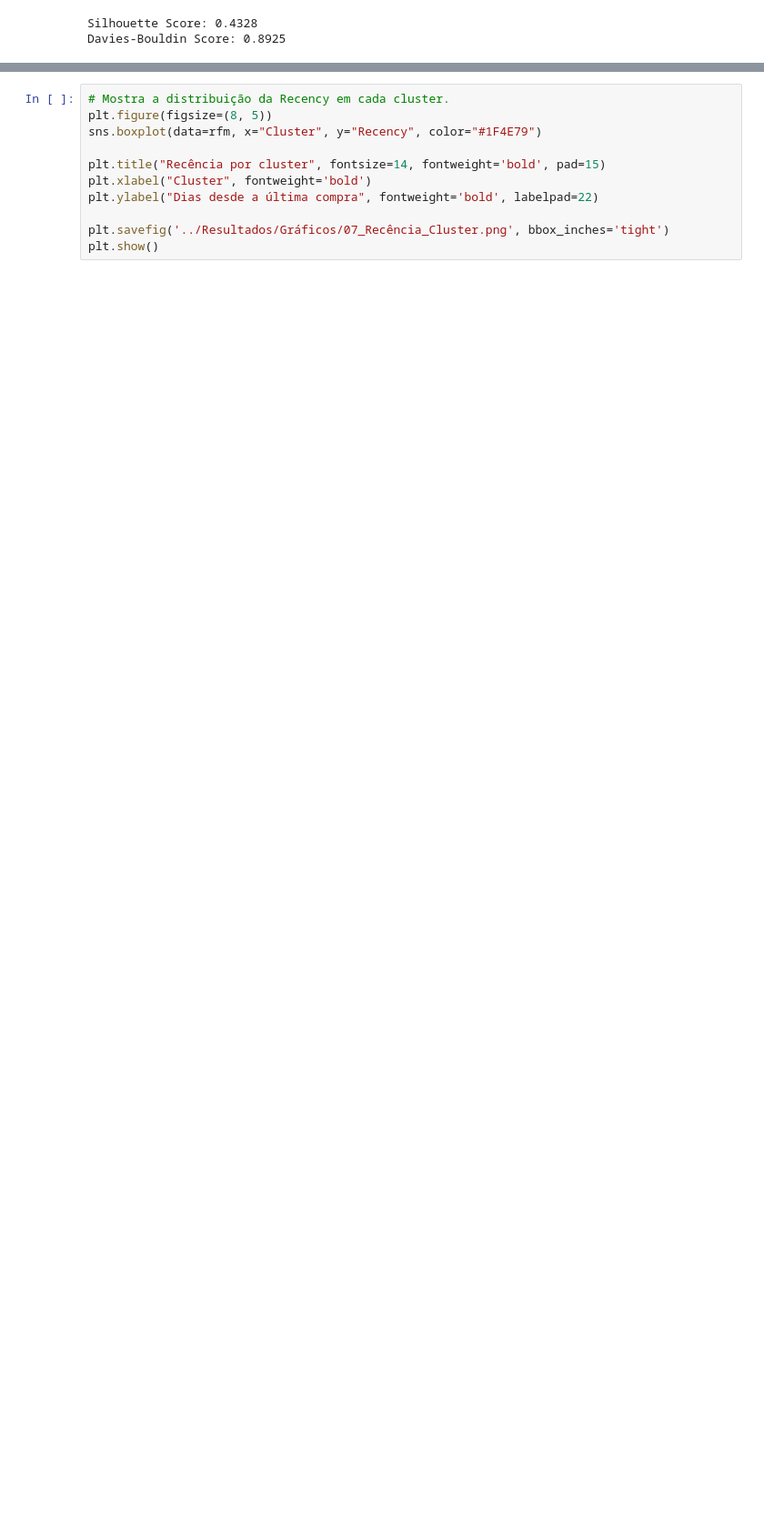
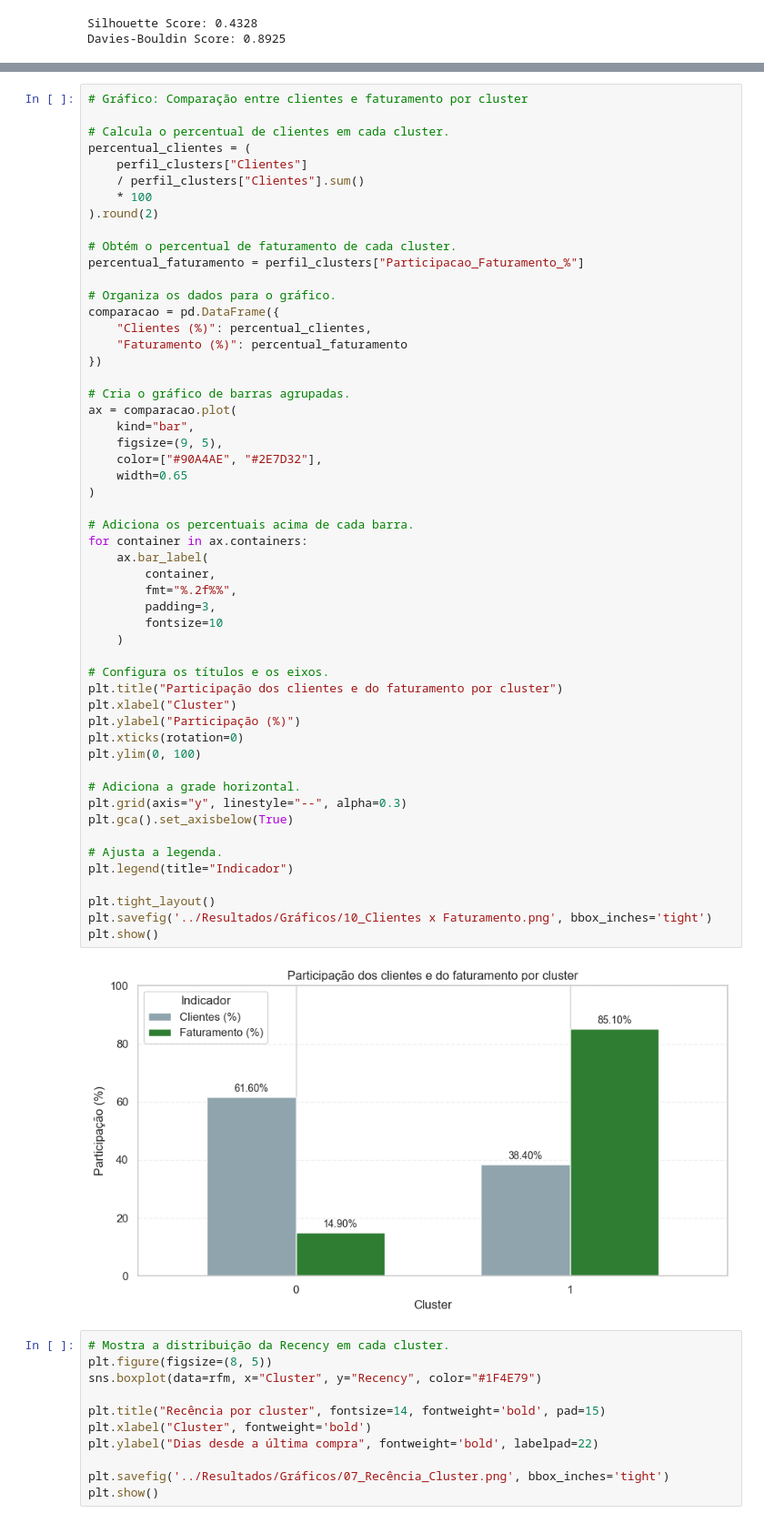
Before and after one commit to isabelladmo/Projeto-Aplicado-II, a Jupyter notebook: notebooks/código.ipynb, the cells around one changed output, grey strips where cells are left out. Shown at 91% size. Drawn from its saved outputs; the diff is of its cells as text; blank space fills up the shorter version.

Commit message:
Atualiza notebook, dados e graficos do projeto

```diff
--- a/notebooks/código.ipynb
+++ b/notebooks/código.ipynb
@@ -997,3 +997,58 @@ display(perfil_clusters)
+# %%
+# Gráfico: Comparação entre clientes e faturamento por cluster
+
+# Calcula o percentual de clientes em cada cluster.
+percentual_clientes = (
+    perfil_clusters["Clientes"]
+    / perfil_clusters["Clientes"].sum()
+    * 100
+).round(2)
+
+# Obtém o percentual de faturamento de cada cluster.
+percentual_faturamento = perfil_clusters["Participacao_Faturamento_%"]
+
+# Organiza os dados para o gráfico.
+comparacao = pd.DataFrame({
+    "Clientes (%)": percentual_clientes,
+    "Faturamento (%)": percentual_faturamento
+})
+
+# Cria o gráfico de barras agrupadas.
+ax = comparacao.plot(
+    kind="bar",
+    figsize=(9, 5),
+    color=["#90A4AE", "#2E7D32"],
+    width=0.65
+)
+
+# Adiciona os percentuais acima de cada barra.
+for container in ax.containers:
+    ax.bar_label(
+        container,
+        fmt="%.2f%%",
+        padding=3,
+        fontsize=10
+    )
+
+# Configura os títulos e os eixos.
+plt.title("Participação dos clientes e do faturamento por cluster")
+plt.xlabel("Cluster")
+plt.ylabel("Participação (%)")
+plt.xticks(rotation=0)
+plt.ylim(0, 100)
+
+# Adiciona a grade horizontal.
+plt.grid(axis="y", linestyle="--", alpha=0.3)
+plt.gca().set_axisbelow(True)
+
+# Ajusta a legenda.
+plt.legend(title="Indicador")
+
+plt.tight_layout()
+plt.savefig('../Resultados/Gráficos/10_Clientes x Faturamento.png', bbox_inches='tight')
+plt.show()
+# %% [output]
+[figure, added]
 # %%
 # Mostra a distribuição da Recency em cada cluster.
 plt.figure(figsize=(8, 5))
```
Also changed, not shown: parts of 3 cells of this notebook, 8 other files.
